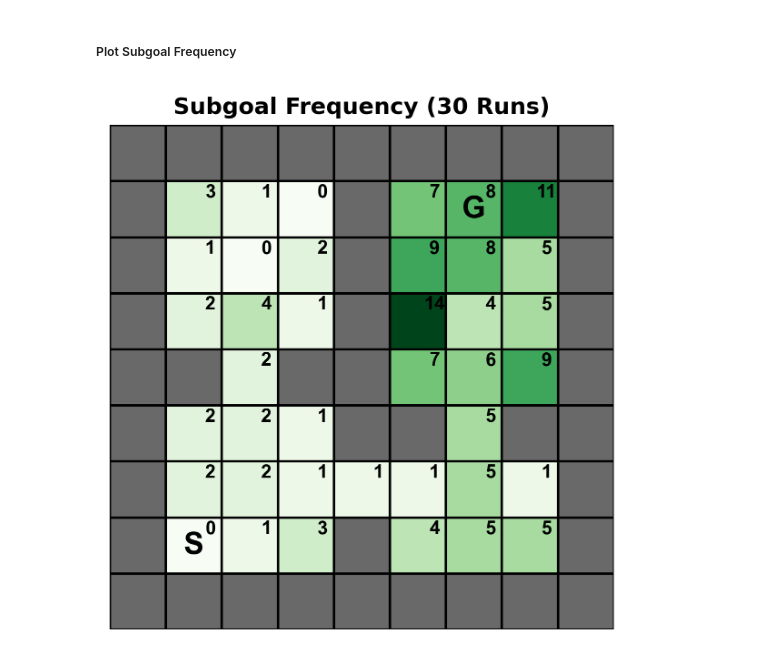
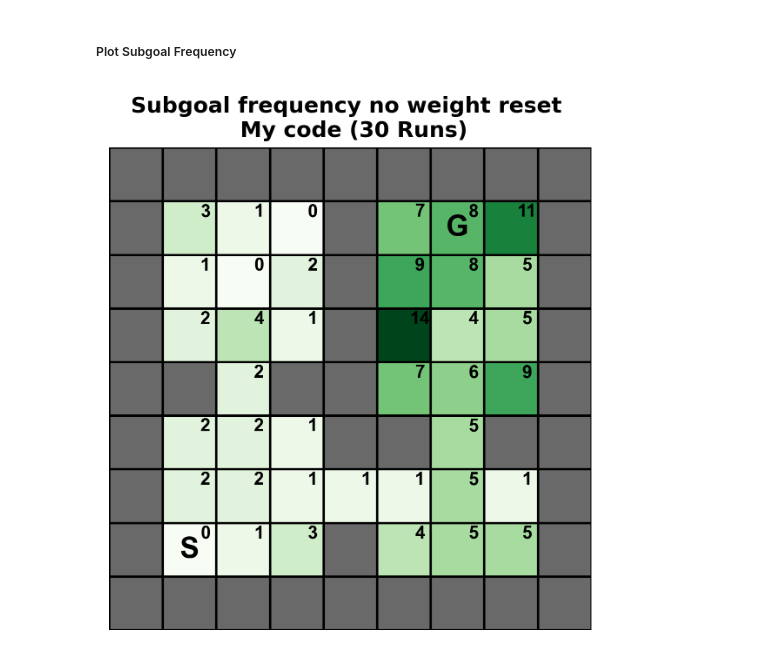
Before and after one commit to oliverdiamond/aux-task-discovery, a Jupyter notebook: results/notebooks/subgoal_frequency.ipynb, the cells around one changed output. Drawn from its saved outputs; the diff is of its cells as text; code cells hidden in the pictures.

Commit message:
added notebooks for new plots

```diff
--- a/results/notebooks/subgoal_frequency.ipynb
+++ b/results/notebooks/subgoal_frequency.ipynb
@@ -81,32 +81,32 @@ for i in range(dim+2):
             else:
                 # Regular cell color corresponds to total number of times the subgoal was preserved
                 color = cmap(norm_subgoal_counts[grid_i,grid_j])
                 # Add text for number of times the subgoal was preserved
                 if (grid_i,grid_j) in [gridworld_env.unwrapped.start_pos, gridworld_env.unwrapped.goal_pos]:
                     ax.text(j+0.8, dim + 1 - i + 0.8, subgoal_counts[grid_i,grid_j], fontsize=10, fontweight='bold', fontname='Arial', ha='center', va='center')
                 else:
                     ax.text(j+0.8, dim + 1 - i + 0.8, subgoal_counts[grid_i,grid_j], fontsize=10, fontweight='bold', fontname='Arial', ha='center', va='center')
             # Add text for start position
             if (grid_i,grid_j) == gridworld_env.unwrapped.start_pos:
                 ax.text(j+0.5, dim + 1 - i + 0.5, 'S', fontsize=16, fontweight='bold', fontname='Arial', ha='center', va='center')
             # Add text for goal position
             if (grid_i,grid_j) == gridworld_env.unwrapped.goal_pos:
                 ax.text(j+0.5, dim + 1 - i + 0.5, 'G', fontsize=16, fontweight='bold', fontname='Arial', ha='center', va='center')
         # Create a rectangle
         rect = patches.Rectangle((j, dim + 1 - i), 1, 1, facecolor=color, edgecolor='black', linewidth=1.25)
         # Add the rectangle to the plot
         ax.add_patch(rect)
 # Set the limits and aspect ratio
 ax.set_xlim(0, dim+2)
 ax.set_ylim(0, dim+2)
 ax.set_aspect('equal')
 
 # Set the title
-ax.set_title(f'Subgoal Frequency ({n_runs} Runs)', fontsize=12, fontweight='bold')
+ax.set_title(f'Subgoal frequency no weight reset \n My code ({n_runs} Runs)', fontsize=12, fontweight='bold')
 
 # Remove the axes
 ax.axis('off')
 
 plt.show()
 # %% [output]
-[figure, old version]
+[figure, new version]
```
Also changed, not shown: 21 other files.
